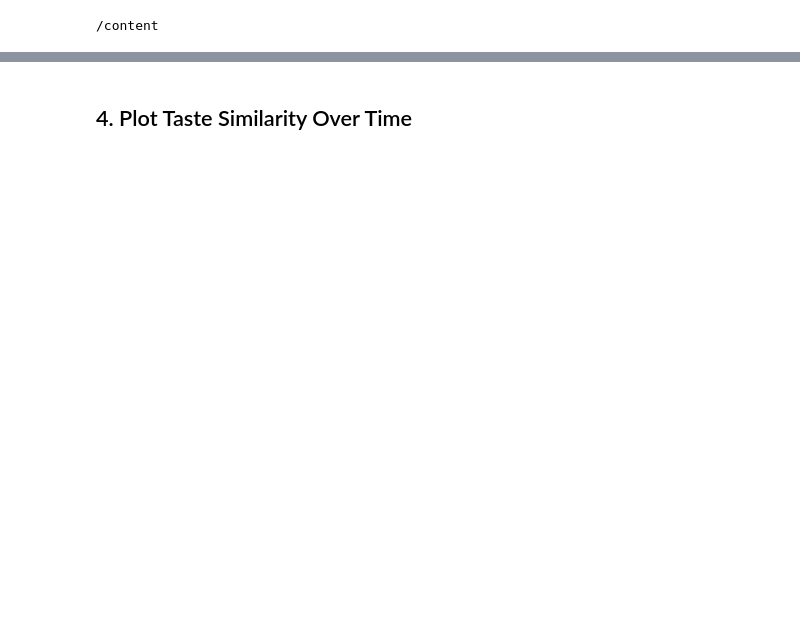
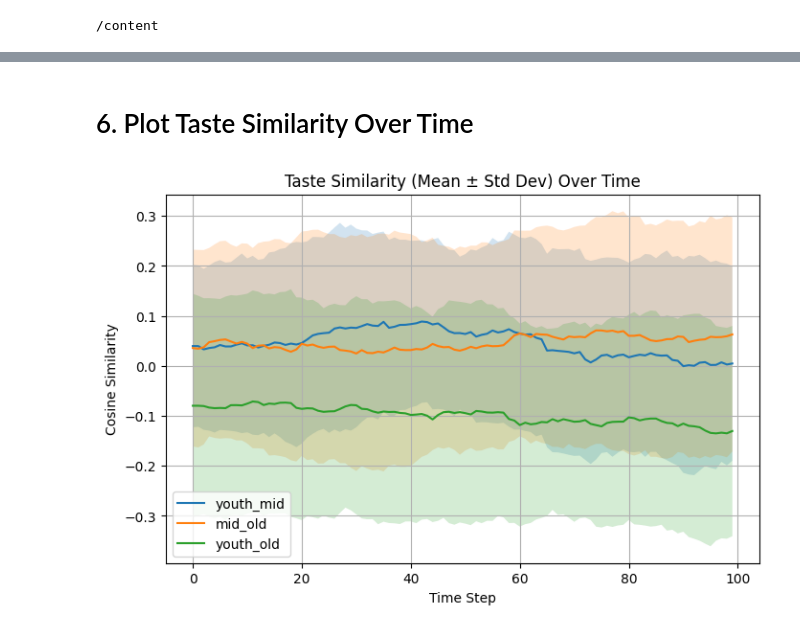
Before and after one commit to Andrelhu/Computational-Develecology, a Jupyter notebook: Run_simdeveco_w_GoogleColab.ipynb, the cells around one changed output, grey strips where cells are left out. Drawn from its saved outputs; the diff is of its cells as text; code cells hidden in the pictures; blank space fills up the shorter version.

```diff
--- a/Run_simdeveco_w_GoogleColab.ipynb
+++ b/Run_simdeveco_w_GoogleColab.ipynb
@@ -73,0 +67,12 @@ Exception: Agent with unique id 0 already added to scheduler
+# %%
+agent_df, _, _ = run_experiments(
+    runs=20,
+    steps=100,
+    media=100,
+    community=100,
+    individuals=50000
+)
+
+print("Agent DataFrame:")
+display(agent_df.head())
+print("\nTime steps recorded:", agent_df["time"].tolist())
@@ -74,2 +88,2 @@ Exception: Agent with unique id 0 already added to scheduler
 # %% [markdown]
-## 4. Plot Taste Similarity Over Time
+# 6. Plot Taste Similarity Over Time
@@ -85,0 +90,30 @@ plt.show()
+# %%
+
+import matplotlib.pyplot as plt
+
+# Assume agent_df has columns: run, time, youth_mid, mid_old, youth_old
+metrics = ['youth_mid', 'mid_old', 'youth_old']
+grouped = agent_df.groupby('time')[metrics]
+mean_df = grouped.mean()
+std_df  = grouped.std()
+
+plt.figure(figsize=(8,5))
+for col in metrics:
+    # Plot the mean line
+    plt.plot(mean_df.index, mean_df[col], label=col)
+    # Shade ±1 standard deviation
+    plt.fill_between(
+        mean_df.index,
+        mean_df[col] - std_df[col],
+        mean_df[col] + std_df[col],
+        alpha=0.2
+    )
+
+plt.title('Taste Similarity (Mean ± Std Dev) Over Time')
+plt.xlabel('Time Step')
+plt.ylabel('Cosine Similarity')
+plt.legend()
+plt.grid(True)
+plt.show()
+# %% [output]
+[figure, added]
```
Also changed, not shown: parts of 16 cells of this notebook.
